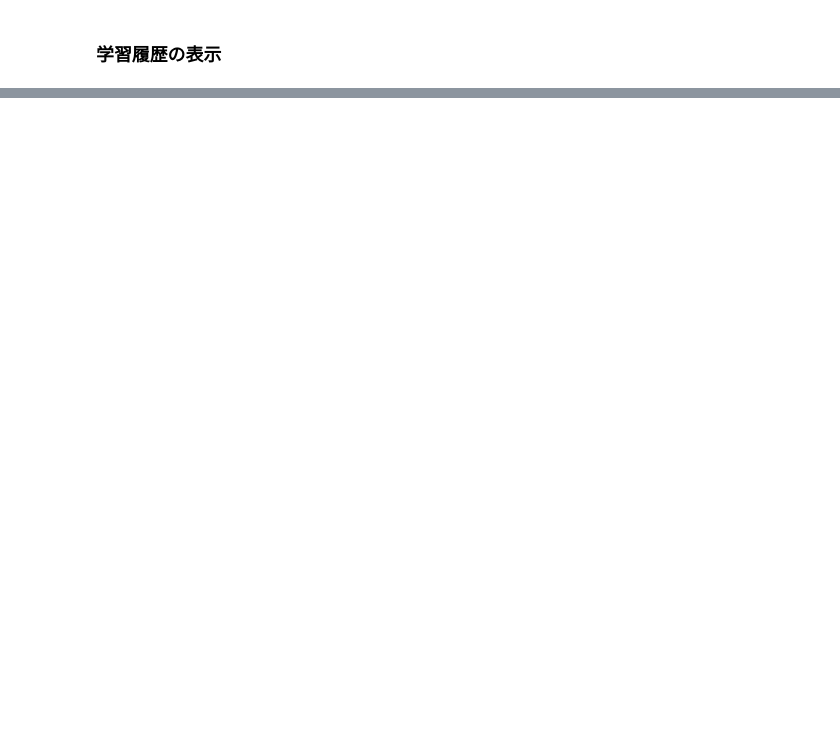
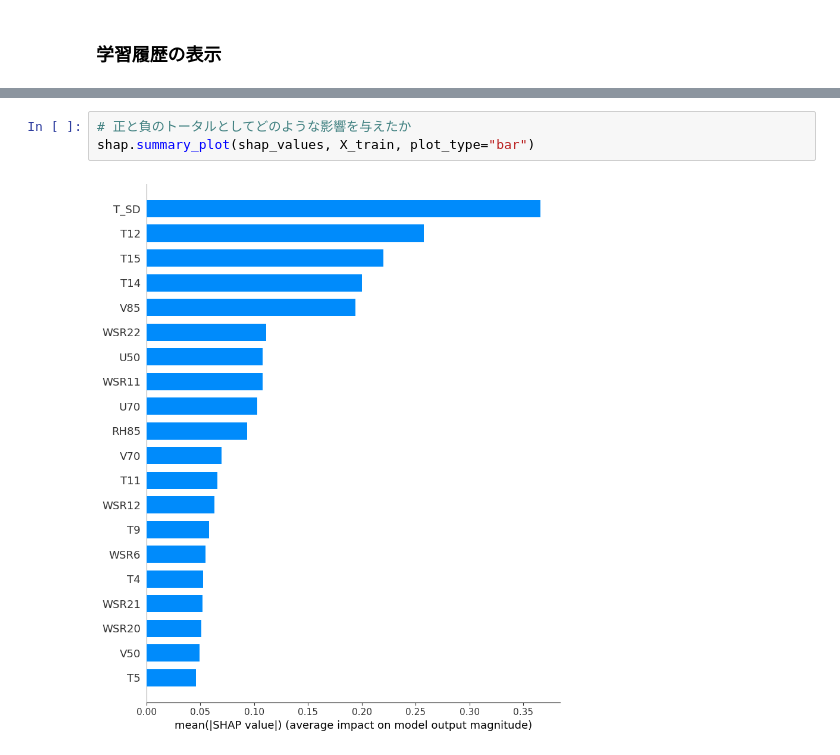
Before and after one commit to sakiiwaki/ozon, a Jupyter notebook: notebooks/ozon_3_lightGBM1.ipynb, the cells around one changed output, grey strips where cells are left out. Drawn from its saved outputs; the diff is of its cells as text; blank space fills up the shorter version.

```diff
--- a/notebooks/ozon_3_lightGBM1.ipynb
+++ b/notebooks/ozon_3_lightGBM1.ipynb
@@ -272,0 +344,5 @@ test_pred.sum : 91.0
+# %%
+# 正と負のトータルとしてどのような影響を与えたか
+shap.summary_plot(shap_values, X_train, plot_type="bar")
+# %% [output]
+[figure, added]
```
Also changed, not shown: parts of 12 cells of this notebook, 1 other file.
